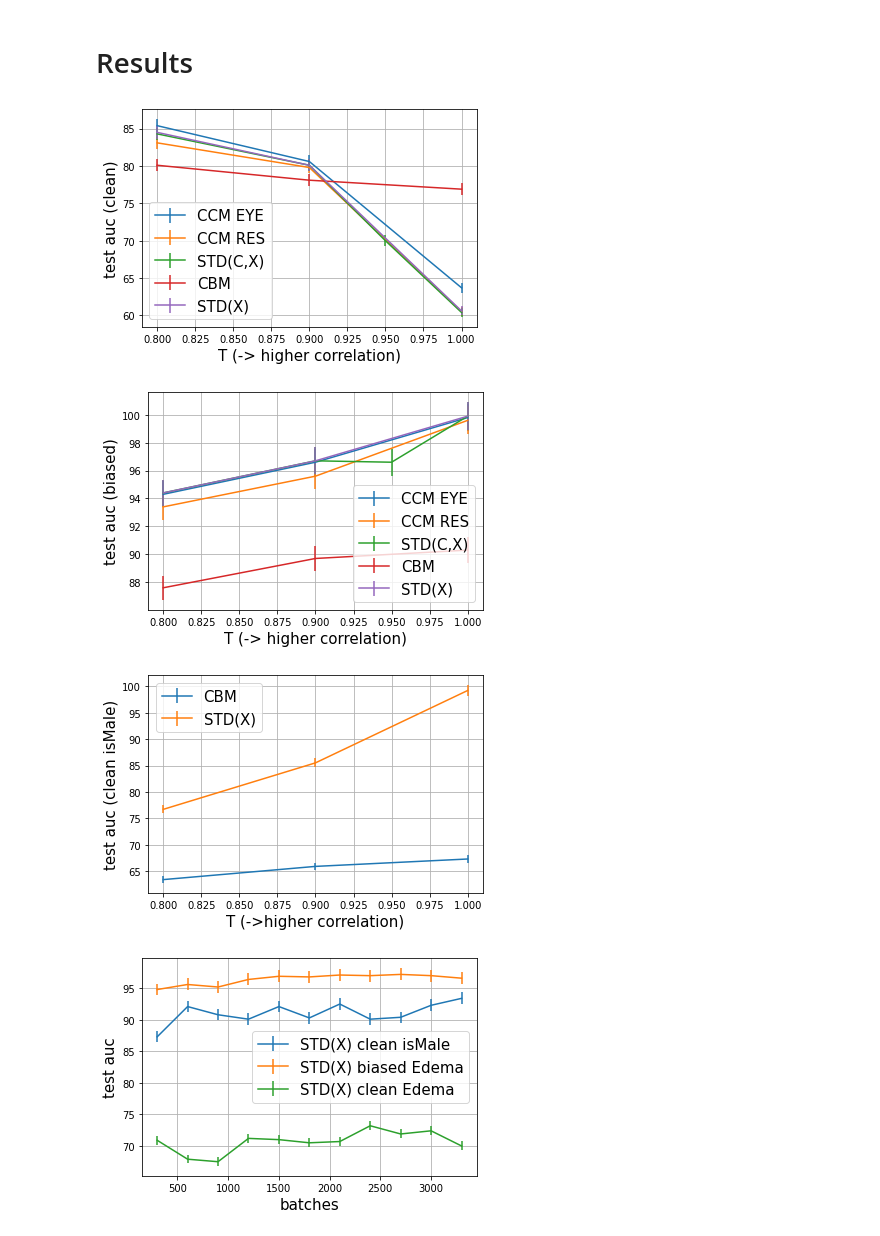
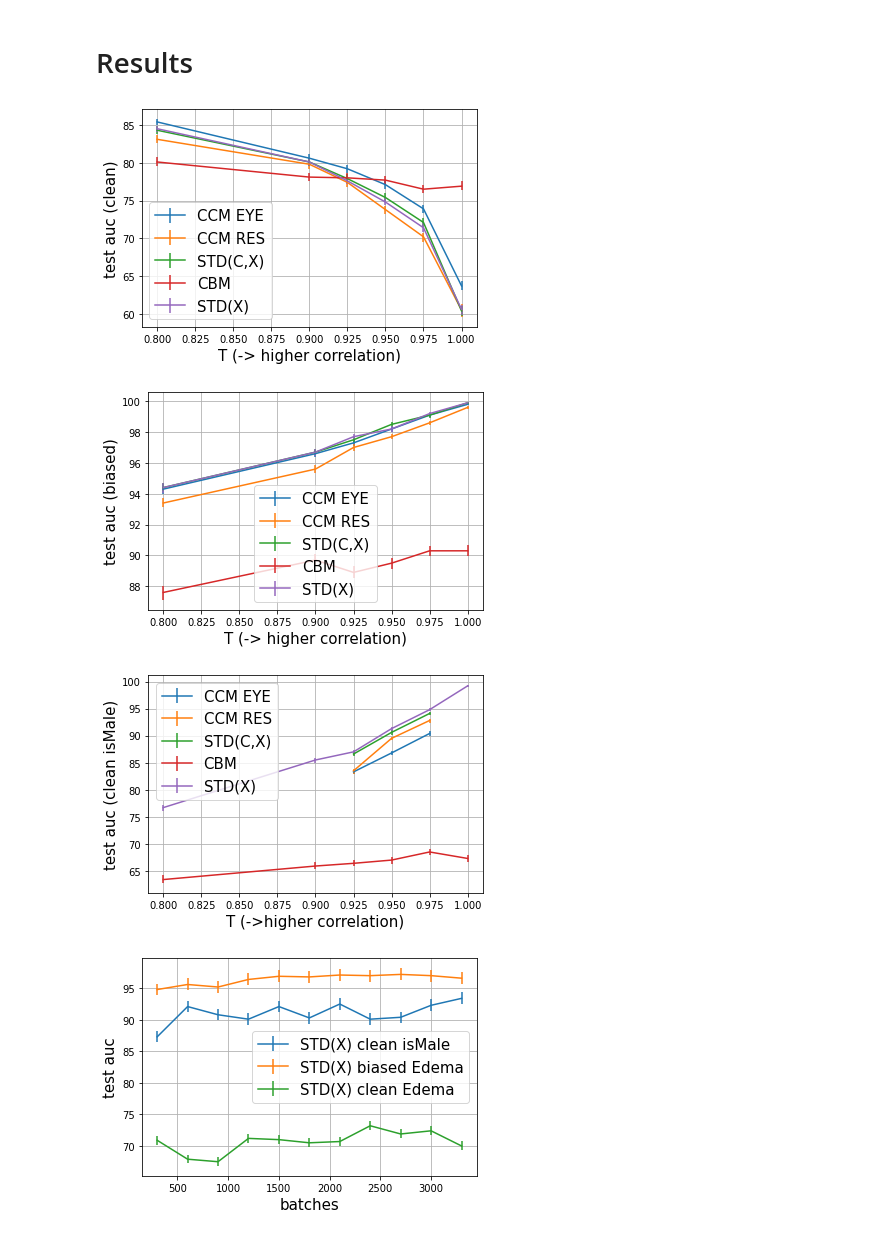
Before and after one commit to nathanwang000/ConceptCredibleModel, a Jupyter notebook: notebooks/mimic_stats.ipynb, the cells around one changed output. Drawn from its saved outputs; the diff is of its cells as text; code cells hidden in the pictures.

```diff
--- a/notebooks/mimic_stats.ipynb
+++ b/notebooks/mimic_stats.ipynb
@@ -148,99 +179,99 @@ plt.show()
 # %%
 # key is dim_noise, value is [clean acc, t=1]
 perf_dict_cbm = {
+    0.8: [80.1, 87.6, 63.4],
+    0.9: [78.1, 89.7, 65.9],
+    0.925: [78.0, 88.9, 66.4],
+    0.95: [77.7, 89.5, 67.0],
+    0.975: [76.5, 90.3, 68.5],
     1.0: [76.9, 90.3, 67.3],
-    0.9: [78.1, 89.7, 65.9],
-    0.8: [80.1, 87.6, 63.4]
 }
 perf_dict_alpha = { # EYE
     0.8: [85.4, 94.3],
     # 0.9: [81.3, 95.4], # 0.1
     0.9: [80.6, 96.6], # full batch [80.5, 96.4]
+    0.925: [79.2, 97.3, 83.3], # 1e-2
+    # 0.925: [78.0, 97.8, 86.2], # 1e-3
+    # 0.925: [77.3, 87.2, 64.6], # 1e-1
+    0.95: [77.1, 98.2, 86.8], # 1e-2
+    # 0.95: [74.7, 98.2, 91.2], # 1e-3
+    # 0.95: [78.6, 88.8, 64.1], # 1e-1
+    0.975: [73.9, 99.1, 90.4], # 1e-2
+    # 0.975: [71.6, 99.2, 94.3], # 1e-3
+    # 0.975: [77.7, 91.2, 68.5], # 1e-1
+    1.0: [63.7, 99.8],
     # 1.0: [73.2, 94.7],
-    1.0: [63.7, 99.8],
 }
 perf_dict_std = { # alpha=0
     0.8: [84.3, 94.4],
     0.9: [80.1, 96.7], # small batch
-    0.95: [70.0, 96.6],
+    0.925: [77.9, 97.5, 86.6],
+    0.95: [75.4, 98.5, 90.6],
+    0.975: [72.1, 99.1, 94.1],
     1.0: [60.4, 99.9]
 }
 perf_dict_ccmr = {
     0.8: [83.1, 93.4],
     0.9: [79.8, 95.6],
+    0.925: [77.4, 97.0, 83.5],
+    0.95: [73.8, 97.7, 89.5],
+    0.975: [70.2, 98.6, 92.8],
     1.0: [60.5, 99.6]
 }
 perf_dict_stdx = {
     0.8: [84.5, 94.4, 76.7],
     0.9: [80.1, 96.7, 85.5],
     # 0.9: [79.8, 96.6], larger batch
-    1.0: [60.6, 99.9, 99.2]
+    0.925: [77.6, 97.7, 87.0],
+    0.95: [74.8, 98.2, 91.3],
+    0.975: [71.4, 99.2, 94.8],
+    1.0: [60.6, 99.9, 99.2],
 }
-
-def select_list(l, *args):
-    return [l[a] for a in args]
-
-def report_latex(name, d, fmt='.1f'):
-    res = [name]
-    for a in d:
-        l, h = get_error(a/100.0)
-        res.append(f"{a:{fmt}} ({l*100:{fmt}}, {h*100:{fmt}})")
-
-    print(" & ".join(res))
-
-def get_error(p, n=100):
-    '''bootstrap'''
-    assert 0 <= p <= 1, "probablity is non-negative"
-    n_test = 32 * 672 # 374
-    a, b = np.percentile([sum(np.random.choice(2, n_test, p=[1-p, p])) / float(n_test) for _ in range(n)], [2.5, 97.5])
-    return a, b
-
-
-def plot_d_noise(d, dim=0, label=None):
-    x = d.keys()
-    y = list(map(lambda x: x[dim], d.values()))
-    # plt.plot(x, y, label=label)
-    yerr = list(zip(*[get_error(a/100.0) for a in y]))
-    plt.errorbar(x, y, yerr=yerr, label=label)
 
 xlabel = "T (-> higher correlation)"
 
 plot_d_noise(perf_dict_alpha, 0, "CCM EYE")
 plot_d_noise(perf_dict_ccmr, 0, "CCM RES")
 plot_d_noise(perf_dict_std, 0, "STD(C,X)")
 plot_d_noise(perf_dict_cbm, 0, "CBM")
 plot_d_noise(perf_dict_stdx, 0, "STD(X)")
 plt.ylabel('test auc (clean)', fontsize=15)
 plt.xlabel(xlabel, fontsize=15)
 plt.legend(fontsize=15)
 plt.grid()
+plt.savefig('figures/clean_mimic.png')
 plt.show()
 
 plot_d_noise(perf_dict_alpha, 1, "CCM EYE")
 plot_d_noise(perf_dict_ccmr, 1, "CCM RES")
 plot_d_noise(perf_dict_std, 1, "STD(C,X)")
 plot_d_noise(perf_dict_cbm, 1, "CBM")
 plot_d_noise(perf_dict_stdx, 1, "STD(X)")
 plt.ylabel('test auc (biased)', fontsize=15)
 plt.xlabel(xlabel, fontsize=15)
 plt.legend(fontsize=15)
 plt.grid()
+plt.savefig('figures/bias_mimic.png')
 plt.show()
 # %% [output]
-[figure, old version]
+[figure, new version]
-[figure, old version]
+[figure, new version]
 # %%
 xlabel = "T (->higher correlation)"
 
+plot_d_noise(perf_dict_alpha, 2, "CCM EYE")
+plot_d_noise(perf_dict_ccmr, 2, "CCM RES")
+plot_d_noise(perf_dict_std, 2, "STD(C,X)")
 plot_d_noise(perf_dict_cbm, 2, "CBM")
 plot_d_noise(perf_dict_stdx, 2, "STD(X)")
+
 plt.ylabel('test auc (clean isMale)', fontsize=15)
 plt.xlabel(xlabel, fontsize=15)
 plt.legend(fontsize=15)
 plt.grid()
 plt.show()
 # %% [output]
-[figure, old version]
+[figure, new version]
 # %%
 perf_dict_stdx = {
     300*1: [94.8, 70.9, 87.3], # save every 300 batches corresponds to outputs/standard_0.pt
```
Also changed, not shown: parts of 16 cells of this notebook, 15 other files.
